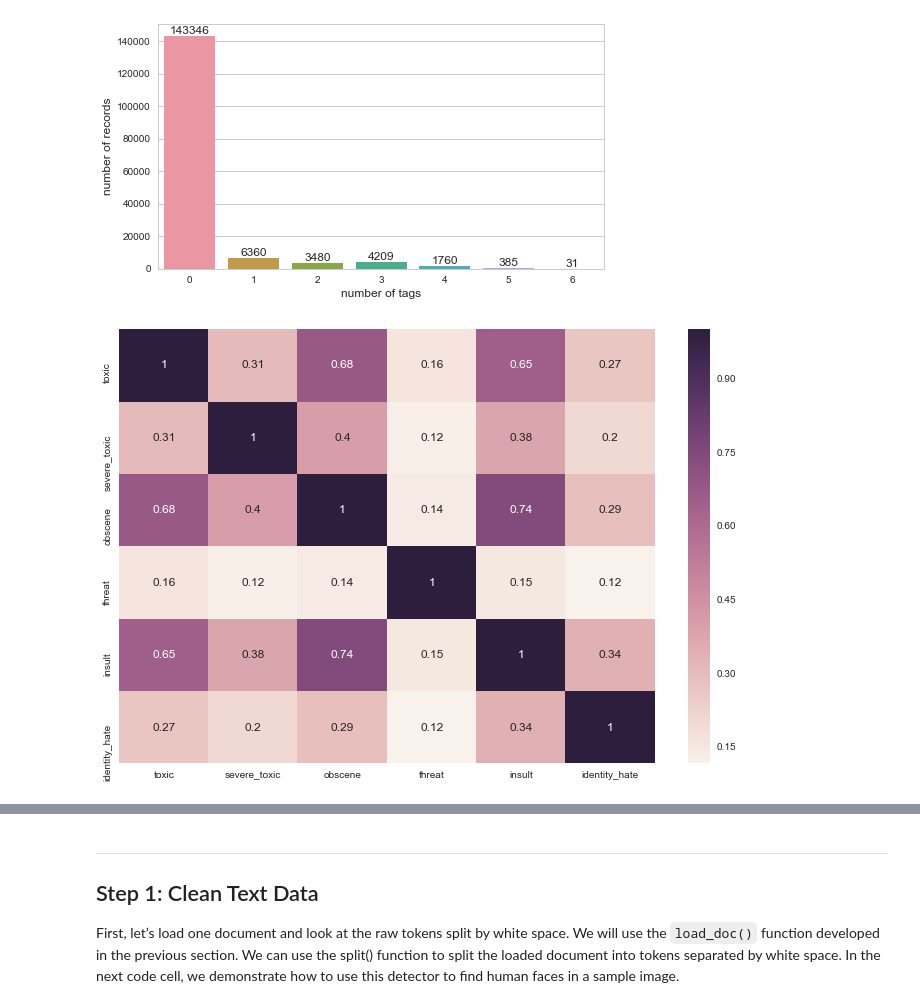
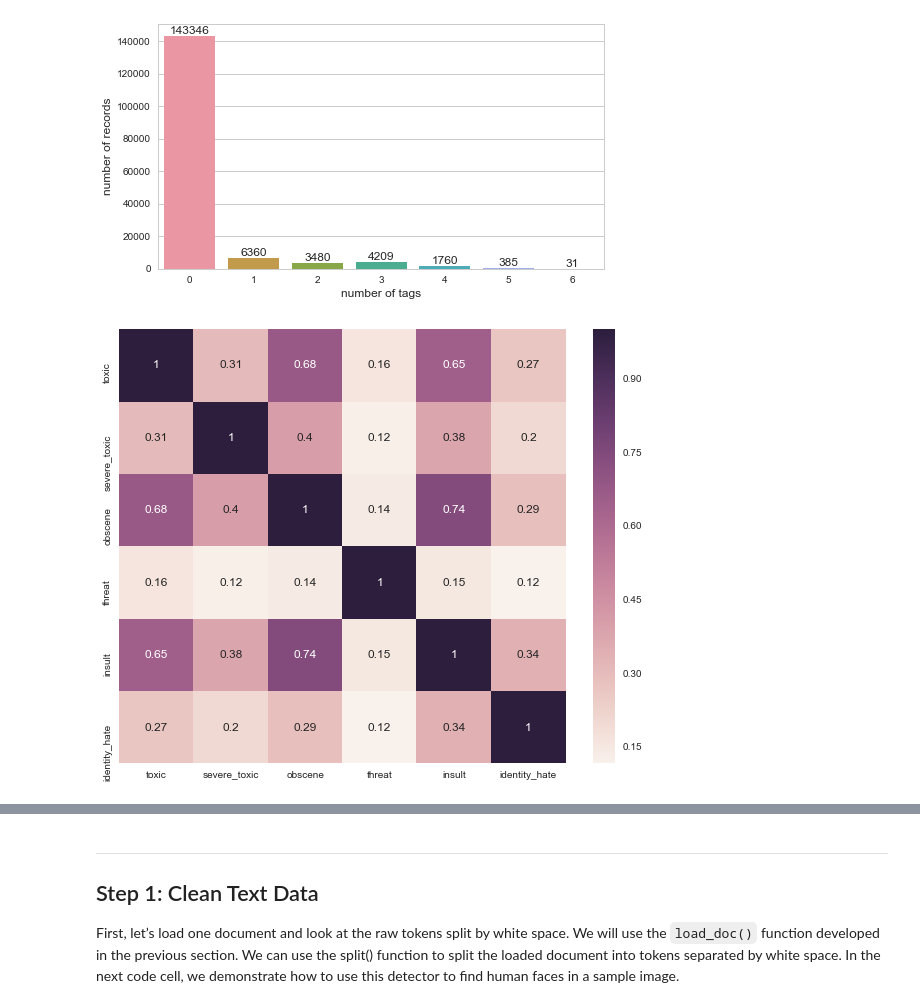
Before and after one commit to ziyaotang/toxic_comment_classification, a Jupyter notebook: toxic_comment_classification.ipynb, the cells around one changed output, grey strips where cells are left out. Saved outputs shown, nothing was run; the diff lists cells and outputs as text; code cells hidden in the pictures.

```diff
--- a/toxic_comment_classification.ipynb
+++ b/toxic_comment_classification.ipynb
@@ -138,11 +144,11 @@ bar_plot_label(multi_tags.index, multi_tags.values,'number of tags', 'number of
 # %%
 # correlation between subtypes
 corr = train.iloc[:,2:8].corr()
-plt.figure(figsize = (12,8))
+plt.figure(figsize = (10,8))
 corr_plot = sns.heatmap(corr, annot = True)
 plt.show()
 # save the figure
-fig = corr_plot.get_figure()
-fig.savefig('correlation.eps')
+fig_corr = corr_plot.get_figure()
+fig_corr.savefig('figure/correlation.eps')
 # %% [output]
-[figure, old version]
+[figure, new version]
```
Also changed, not shown: parts of 14 cells of this notebook, 1 other file.
